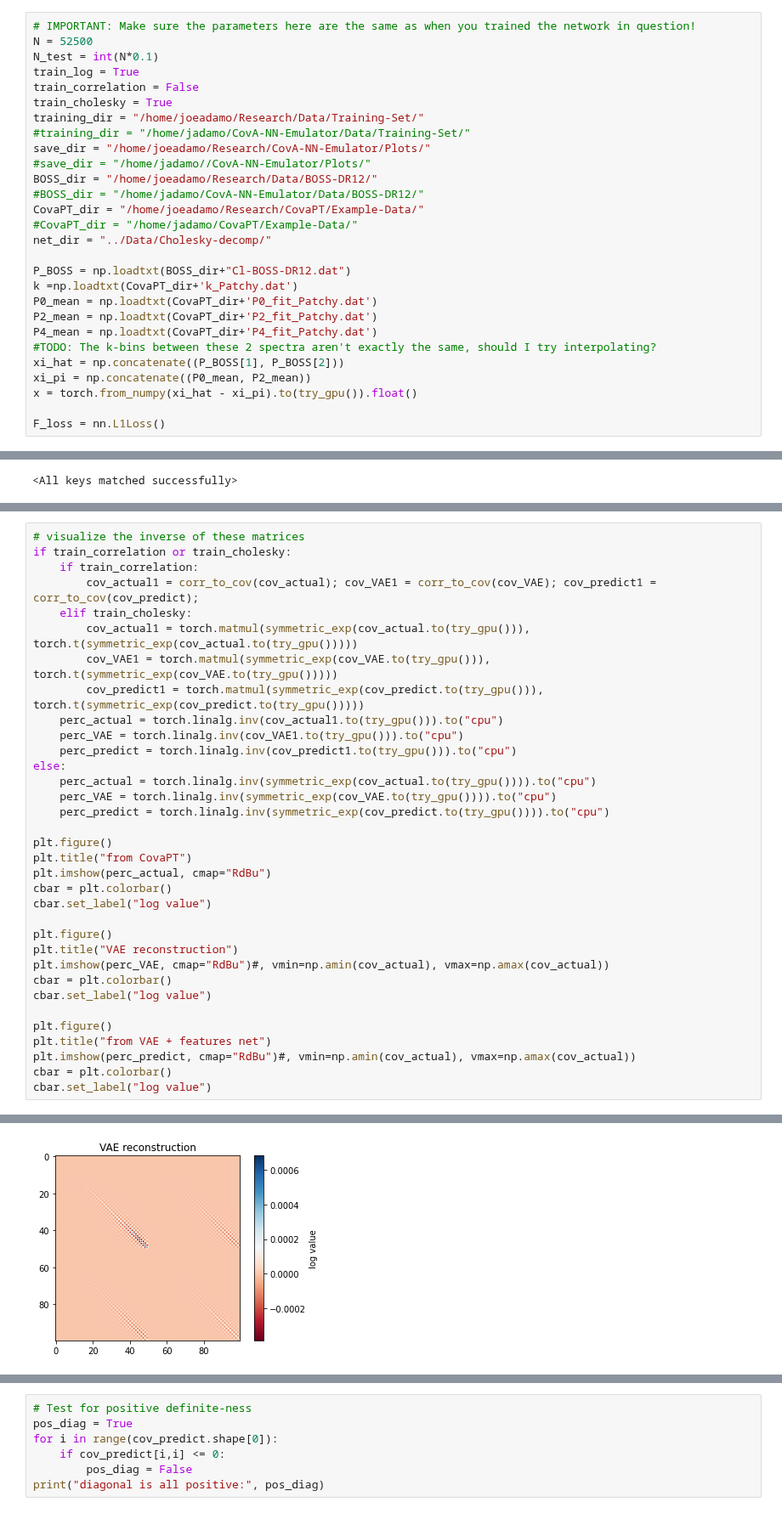
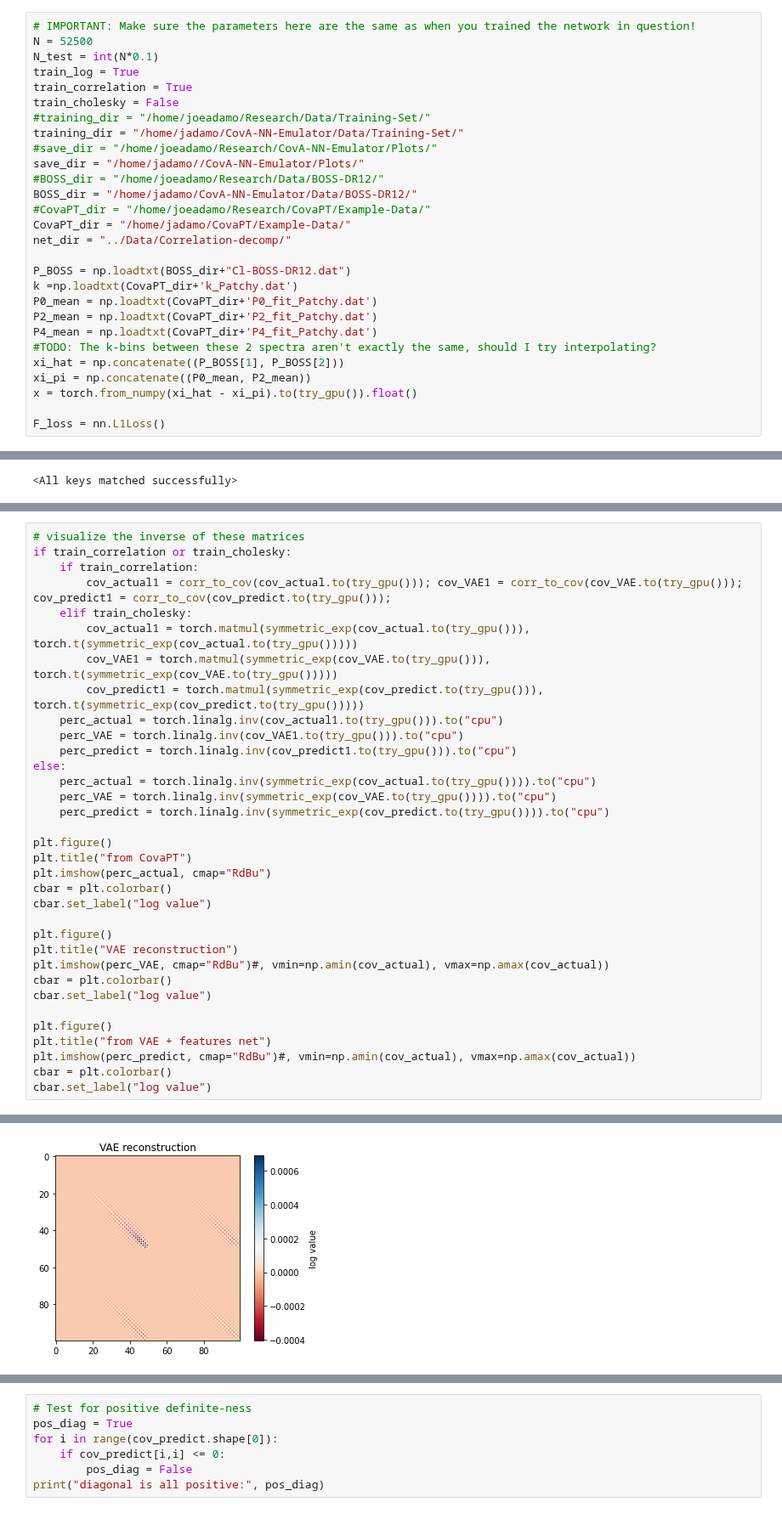
Before and after one commit to jadamo/CovNet, a Jupyter notebook: notebooks/Test-Network.ipynb, the cells around one changed output, grey strips where cells are left out. Shown at 85% size. Drawn from its saved outputs; the diff is of its cells as text.

```diff
--- a/notebooks/Test-Network.ipynb
+++ b/notebooks/Test-Network.ipynb
@@ -17,17 +18,17 @@ from CovNet import Network_Features, Block_Decoder, Block_Encoder, Network_VAE,
 N = 52500
 N_test = int(N*0.1)
 train_log = True
-train_correlation = False
-train_cholesky = True
-training_dir = "/home/joeadamo/Research/Data/Training-Set/"
-#training_dir = "/home/jadamo/CovA-NN-Emulator/Data/Training-Set/"
-save_dir = "/home/joeadamo/Research/CovA-NN-Emulator/Plots/"
-#save_dir = "/home/jadamo//CovA-NN-Emulator/Plots/"
-BOSS_dir = "/home/joeadamo/Research/Data/BOSS-DR12/"
-#BOSS_dir = "/home/jadamo/CovA-NN-Emulator/Data/BOSS-DR12/"
-CovaPT_dir = "/home/joeadamo/Research/CovaPT/Example-Data/"
-#CovaPT_dir = "/home/jadamo/CovaPT/Example-Data/"
-net_dir = "../Data/Cholesky-decomp/"
+train_correlation = True
+train_cholesky = False
+#training_dir = "/home/joeadamo/Research/Data/Training-Set/"
+training_dir = "/home/jadamo/CovA-NN-Emulator/Data/Training-Set/"
+#save_dir = "/home/joeadamo/Research/CovA-NN-Emulator/Plots/"
+save_dir = "/home/jadamo//CovA-NN-Emulator/Plots/"
+#BOSS_dir = "/home/joeadamo/Research/Data/BOSS-DR12/"
+BOSS_dir = "/home/jadamo/CovA-NN-Emulator/Data/BOSS-DR12/"
+#CovaPT_dir = "/home/joeadamo/Research/CovaPT/Example-Data/"
+CovaPT_dir = "/home/jadamo/CovaPT/Example-Data/"
+net_dir = "../Data/Correlation-decomp/"
 
 P_BOSS = np.loadtxt(BOSS_dir+"Cl-BOSS-DR12.dat")
 k =np.loadtxt(CovaPT_dir+'k_Patchy.dat')
@@ -223,7 +224,7 @@ cbar.set_label("log value")
 # visualize the inverse of these matrices
 if train_correlation or train_cholesky:
     if train_correlation:
-        cov_actual1 = corr_to_cov(cov_actual); cov_VAE1 = corr_to_cov(cov_VAE); cov_predict1 = corr_to_cov(cov_predict);
+        cov_actual1 = corr_to_cov(cov_actual.to(try_gpu())); cov_VAE1 = corr_to_cov(cov_VAE.to(try_gpu())); cov_predict1 = corr_to_cov(cov_predict.to(try_gpu()));
     elif train_cholesky:
         cov_actual1 = torch.matmul(symmetric_exp(cov_actual.to(try_gpu())), torch.t(symmetric_exp(cov_actual.to(try_gpu()))))
         cov_VAE1 = torch.matmul(symmetric_exp(cov_VAE.to(try_gpu())), torch.t(symmetric_exp(cov_VAE.to(try_gpu()))))
@@ -258,4 +259,4 @@ cbar.set_label("log value")
-[figure, old version]
+[figure, new version]
 [figure]
 # %%
 # Test chi squared for the predicted matrix
```
Also changed, not shown: parts of 17 cells of this notebook, 3 other files.
